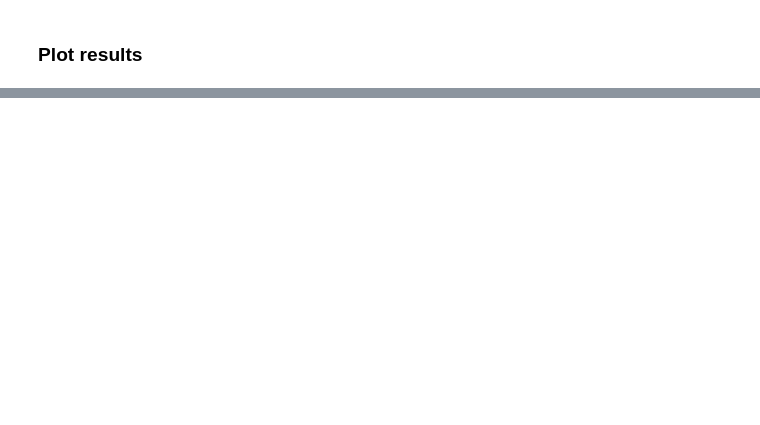
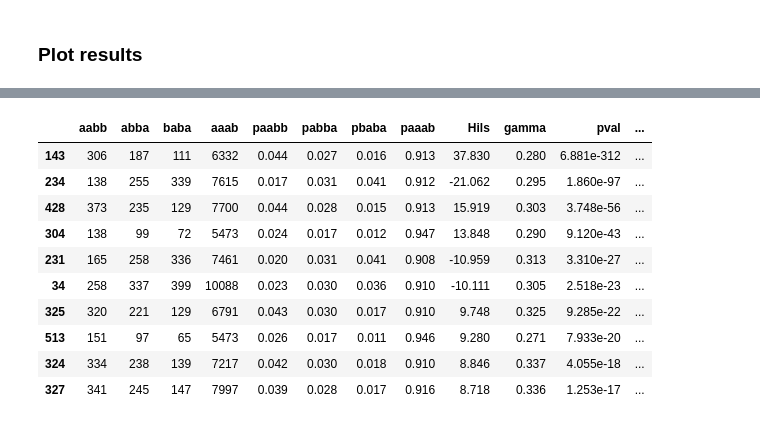
Before and after one commit to pmckenz1/quartet_proj, a Jupyter notebook: Hils-notebook.ipynb, the cells around one changed output, grey strips where cells are left out. Cells and saved outputs as stored; diff of their text form; code cells hidden in the pictures; blank space fills up the shorter version.

```diff
--- a/Hils-notebook.ipynb
+++ b/Hils-notebook.ipynb
@@ -277,2 +445,21 @@ a.y.ticks.show = True
 # %% [output]
 [interactive output not drawn]
+# %%
+## parallel client (requires an ipcluster instance to be running)
+ipyclient = ipp.Client()
+
+## ipyrad output files for ped assembly
+fphy = "/home/deren/local/src/ipyrad/tests/analysis-ipyrad/pedicularis_outfiles/pedicularis.snps.phy"
+fmap = "/home/deren/local/src/ipyrad/tests/analysis-ipyrad/pedicularis_outfiles/pedicularis.snps.map"
+
+## init tetrad object with data
+tet = ipa.tetrad(
+    name="pedicularis",
+    data=fphy,
+    mapfile=fmap,           ## <- to sample unlinked SNPs
+    save_invariants=True,   ## <- need this
+    nboots=100,             ## <- several replicates
+    )
+
+## run tetrad inference
+tet.run(ipyclient=ipyclient, force=True)
@@ -292,2 +519,8 @@ c, a = tre.draw(width=300)
 # %% [output]
 [interactive output not drawn]
+# %%
+## create a Hils object from the tetrad output database
+hils = Hils(tet.database.output)
+# %%
+## run Hils inference
+res = hils.run()
@@ -293,0 +549,15 @@ c, a = tre.draw(width=300)
+# %%
+## get most significant results
+res.sort_values(by="pval", ascending=True).head(10)
+# %% [output]
+|  | aabb | abba | baba | aaab | paabb | pabba | pbaba | paaab | Hils | gamma | pval | ... |
+| 143 | 306 | 187 | 111 | 6332 | 0.044 | 0.027 | 0.016 | 0.913 | 37.830 | 0.280 | 6.881e-312 | ... |
+| 234 | 138 | 255 | 339 | 7615 | 0.017 | 0.031 | 0.041 | 0.912 | -21.062 | 0.295 | 1.860e-97 | ... |
+| 428 | 373 | 235 | 129 | 7700 | 0.044 | 0.028 | 0.015 | 0.913 | 15.919 | 0.303 | 3.748e-56 | ... |
+| 304 | 138 | 99 | 72 | 5473 | 0.024 | 0.017 | 0.012 | 0.947 | 13.848 | 0.290 | 9.120e-43 | ... |
+| 231 | 165 | 258 | 336 | 7461 | 0.020 | 0.031 | 0.041 | 0.908 | -10.959 | 0.313 | 3.310e-27 | ... |
+| 34 | 258 | 337 | 399 | 10088 | 0.023 | 0.030 | 0.036 | 0.910 | -10.111 | 0.305 | 2.518e-23 | ... |
+| 325 | 320 | 221 | 129 | 6791 | 0.043 | 0.030 | 0.017 | 0.910 | 9.748 | 0.325 | 9.285e-22 | ... |
+| 513 | 151 | 97 | 65 | 5473 | 0.026 | 0.017 | 0.011 | 0.946 | 9.280 | 0.271 | 7.933e-20 | ... |
+| 324 | 334 | 238 | 139 | 7217 | 0.042 | 0.030 | 0.018 | 0.910 | 8.846 | 0.337 | 4.055e-18 | ... |
+| 327 | 341 | 245 | 147 | 7997 | 0.039 | 0.028 | 0.017 | 0.916 | 8.718 | 0.336 | 1.253e-17 | ... |
```
Also changed, not shown: parts of 27 cells of this notebook.
